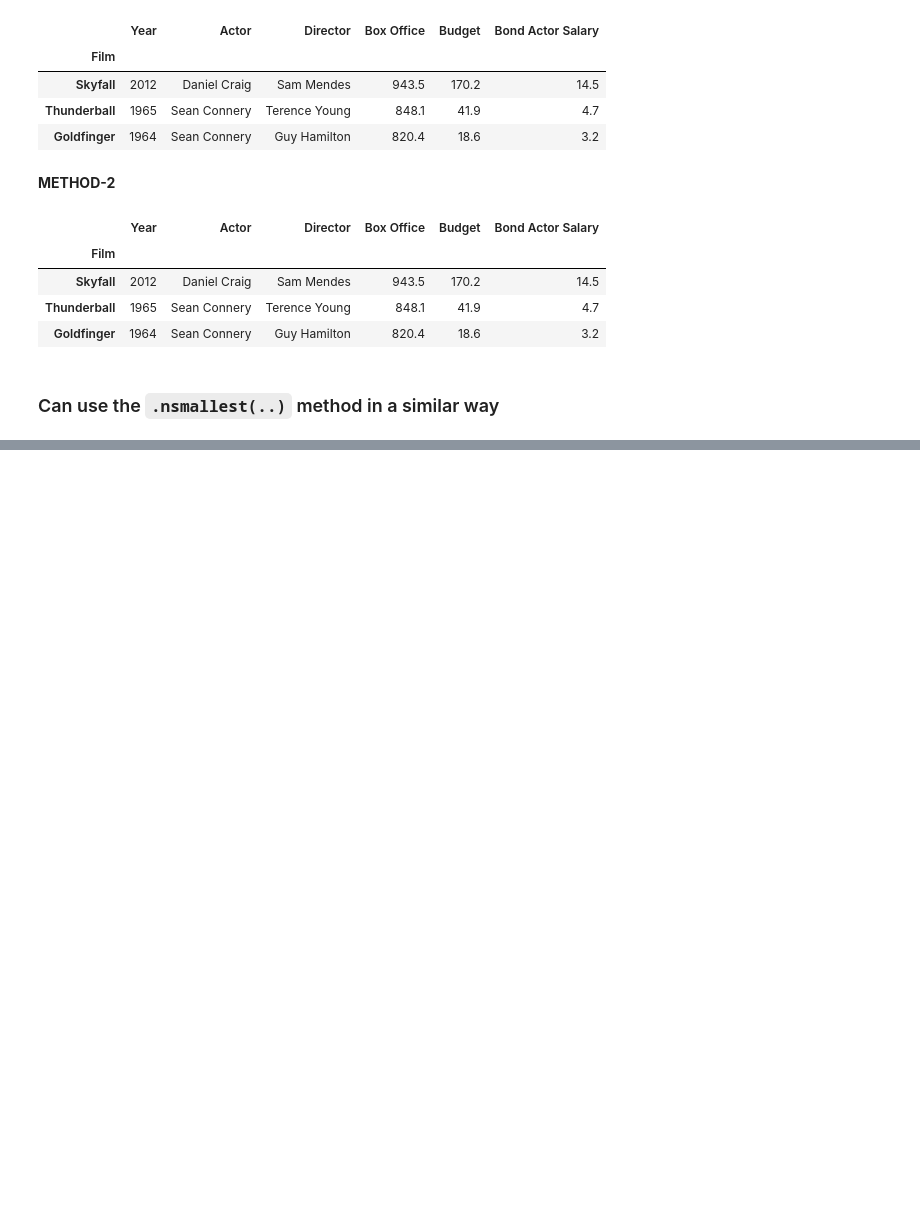
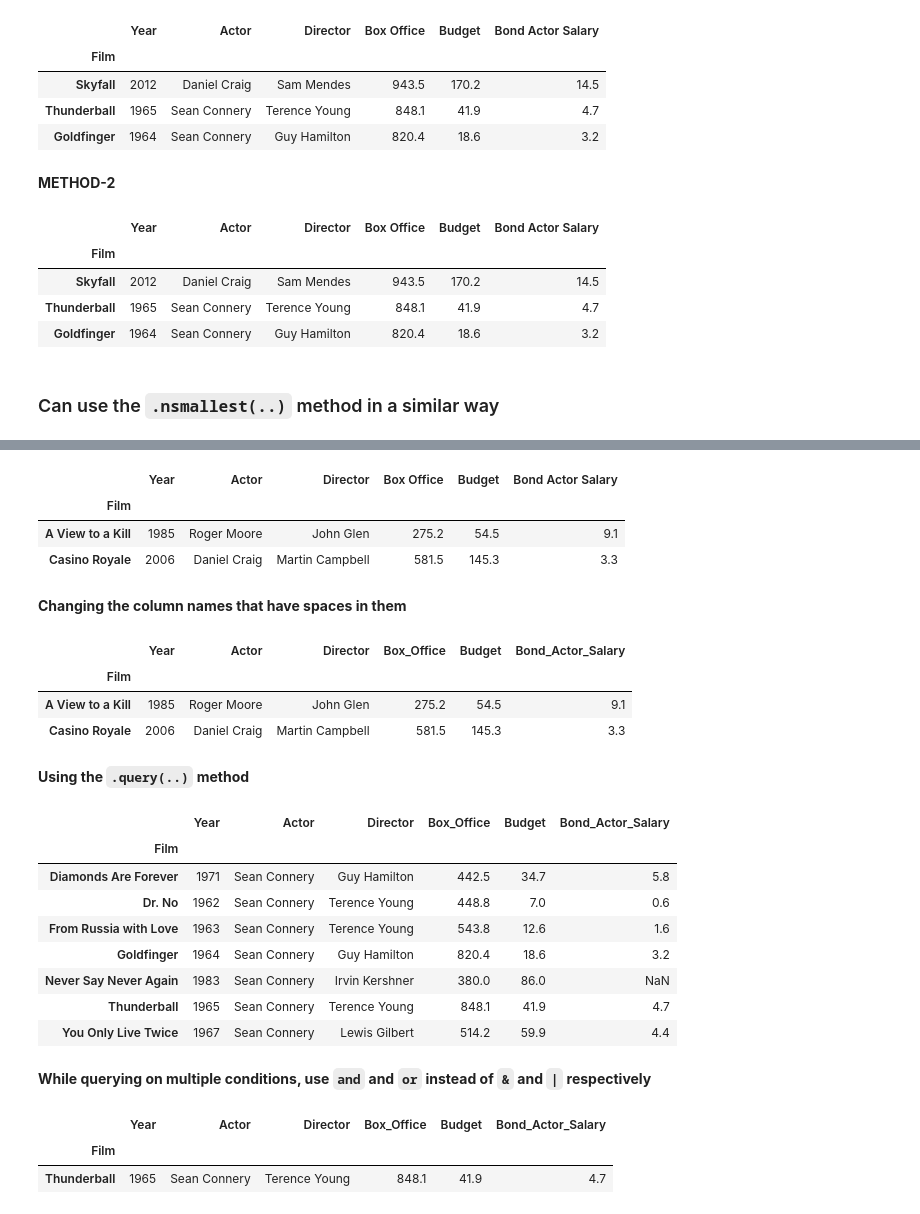
Before and after one commit to pratikgujral/learn-data-analysis, a Jupyter notebook: DataFrame.ipynb, the cells around one changed output, grey strips where cells are left out. Saved outputs shown, nothing was run; the diff lists cells and outputs as text; code cells hidden in the pictures; blank space fills up the shorter version.

```diff
--- a/DataFrame.ipynb
+++ b/DataFrame.ipynb
@@ -1773,0 +1839,41 @@ bond.nlargest(n=3,columns='Box Office')
+# %%
+bond = pd.read_csv('pandas/jamesbond.csv', index_col='Film')
+bond.sort_index(inplace=True)
+bond.head(2)
+# %% [output]
+|  | Year | Actor | Director | Box Office | Budget | Bond Actor Salary |
+| Film |  |  |  |  |  |  |
+| A View to a Kill | 1985 | Roger Moore | John Glen | 275.2 | 54.5 | 9.1 |
+| Casino Royale | 2006 | Daniel Craig | Martin Campbell | 581.5 | 145.3 | 3.3 |
+# %% [markdown]
+**Changing the column names that have spaces in them**
+# %%
+bond.rename(columns={'Box Office':'Box_Office', 'Bond Actor Salary':'Bond_Actor_Salary'}, inplace=True)
+bond.head(2)
+# %% [output]
+|  | Year | Actor | Director | Box_Office | Budget | Bond_Actor_Salary |
+| Film |  |  |  |  |  |  |
+| A View to a Kill | 1985 | Roger Moore | John Glen | 275.2 | 54.5 | 9.1 |
+| Casino Royale | 2006 | Daniel Craig | Martin Campbell | 581.5 | 145.3 | 3.3 |
+# %% [markdown]
+**Using the `.query(..)` method**
+# %%
+bond.query('Actor == "Sean Connery"')
+# %% [output]
+|  | Year | Actor | Director | Box_Office | Budget | Bond_Actor_Salary |
+| Film |  |  |  |  |  |  |
+| Diamonds Are Forever | 1971 | Sean Connery | Guy Hamilton | 442.5 | 34.7 | 5.8 |
+| Dr. No | 1962 | Sean Connery | Terence Young | 448.8 | 7.0 | 0.6 |
+| From Russia with Love | 1963 | Sean Connery | Terence Young | 543.8 | 12.6 | 1.6 |
+| Goldfinger | 1964 | Sean Connery | Guy Hamilton | 820.4 | 18.6 | 3.2 |
+| Never Say Never Again | 1983 | Sean Connery | Irvin Kershner | 380.0 | 86.0 | NaN |
+| Thunderball | 1965 | Sean Connery | Terence Young | 848.1 | 41.9 | 4.7 |
+| You Only Live Twice | 1967 | Sean Connery | Lewis Gilbert | 514.2 | 59.9 | 4.4 |
+# %% [markdown]
+**While querying on multiple conditions, use `and` and `or` instead of `&` and `|` respectively**
+# %%
+bond.query('Director == "Terence Young" and Box_Office > 600')
+# %% [output]
+|  | Year | Actor | Director | Box_Office | Budget | Bond_Actor_Salary |
+| Film |  |  |  |  |  |  |
+| Thunderball | 1965 | Sean Connery | Terence Young | 848.1 | 41.9 | 4.7 |
```
Also changed, not shown: parts of 35 cells of this notebook.
